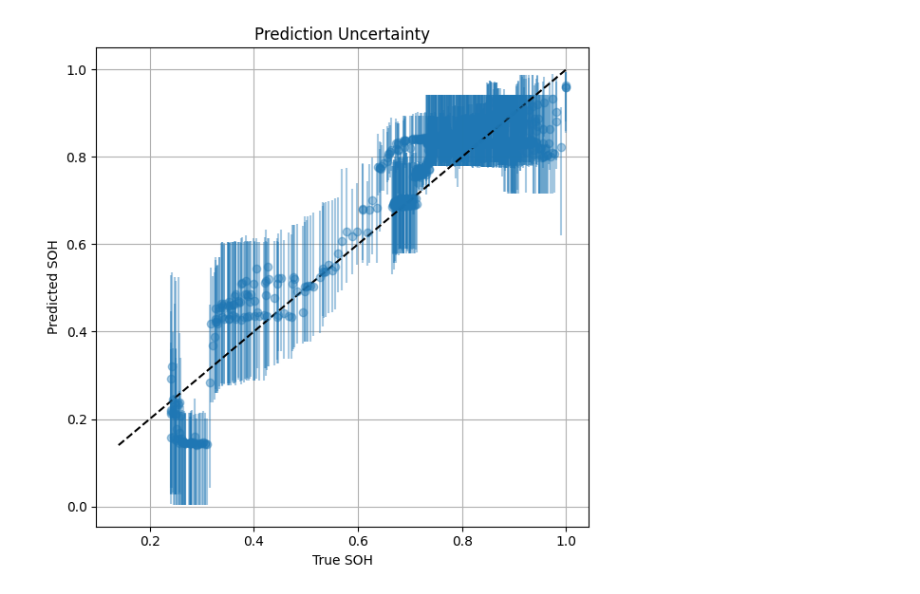
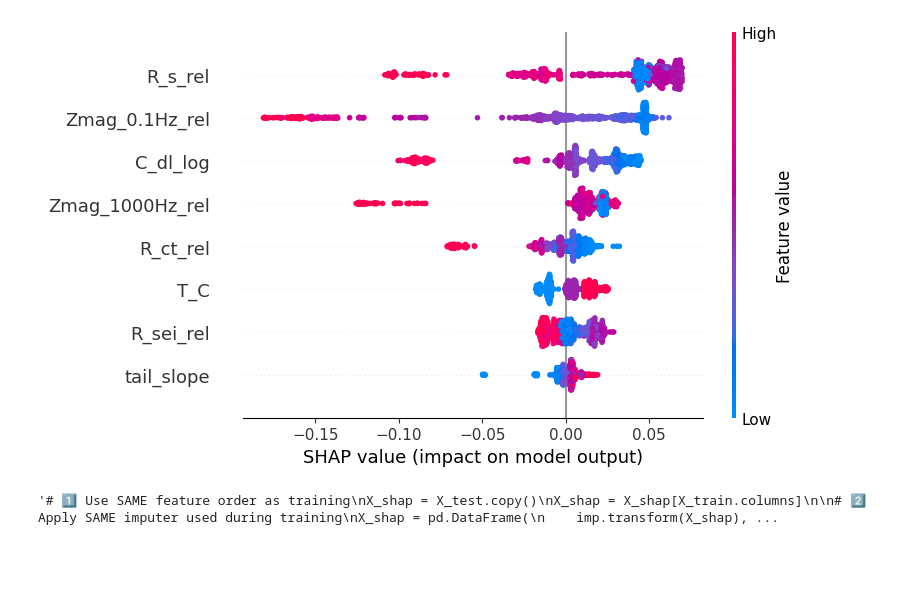
Before and after one commit to kbm2110/Battery_Diagnostics_Thesis, a Jupyter notebook: scripts/rf_testing_valid.ipynb, the cells around one changed output. Saved outputs shown, nothing was run; the diff lists cells and outputs as text; code cells hidden in the pictures; blank space fills up the shorter version.

```diff
--- a/scripts/rf_testing_valid.ipynb
+++ b/scripts/rf_testing_valid.ipynb
@@ -340,27 +337,51 @@ plt.show()
-# %%
-plt.figure(figsize=(6, 6))
-
-plt.errorbar(
-    plot_df["SOH"],
-    plot_df["SOH_pred"],
-    yerr=[
-        plot_df["SOH_pred"] - plot_df["SOH_lower"],
-        plot_df["SOH_upper"] - plot_df["SOH_pred"]
-    ],
-    fmt="o",
-    alpha=0.4
-)
-
-min_val = min(plot_df["SOH"].min(), plot_df["SOH_pred"].min())
-max_val = max(plot_df["SOH"].max(), plot_df["SOH_pred"].max())
-
-plt.plot([min_val, max_val], [min_val, max_val], "k--")
-
-plt.xlabel("True SOH")
-plt.ylabel("Predicted SOH")
-plt.title("Prediction Uncertainty")
-plt.grid(True)
-plt.tight_layout()
-plt.show()
-# %% [output]
-[figure, removed]
+# %%
+import shap
+import numpy as np
+import pandas as pd
+
+
+X_shap = X_test.copy()
+X_shap = X_shap[X_train.columns]
+
+explainer = shap.TreeExplainer(
+    rf_base,
+    feature_perturbation="interventional"
+)
+
+shap_values = explainer.shap_values(
+    X_shap,
+    check_additivity=False
+)
+
+shap.summary_plot(shap_values, X_shap)
+
+
+'''# 1️⃣ Use SAME feature order as training
+X_shap = X_test.copy()
+X_shap = X_shap[X_train.columns]
+
+# 2️⃣ Apply SAME imputer used during training
+X_shap = pd.DataFrame(
+    imp.transform(X_shap),
+    columns=X_train.columns,
+    index=X_shap.index
+)
+
+# 3️⃣ Create explainer (interventional is safer)
+explainer = shap.TreeExplainer(
+    rf_base,   # use your trained RF variable name
+    feature_perturbation="interventional"
+)
+
+# 4️⃣ Compute SHAP (disable strict additivity check)
+shap_values = explainer.shap_values(
+    X_shap,
+    check_additivity=False
+)
+
+# 5️⃣ Summary plots
+shap.summary_plot(shap_values, X_shap)
+shap.summary_plot(shap_values, X_shap, plot_type="bar")'''
+# %% [output]
+[figure, added]
+'# 1️⃣ Use SAME feature order as training\nX_shap = X_test.copy()\nX_shap = X_shap[X_train.columns]\n\n# 2️⃣ Apply SAME imputer used during training\nX_shap = pd.DataFrame(\n    imp.transform(X_shap), ...
```
Also changed, not shown: parts of 13 cells of this notebook, 13 other files.
